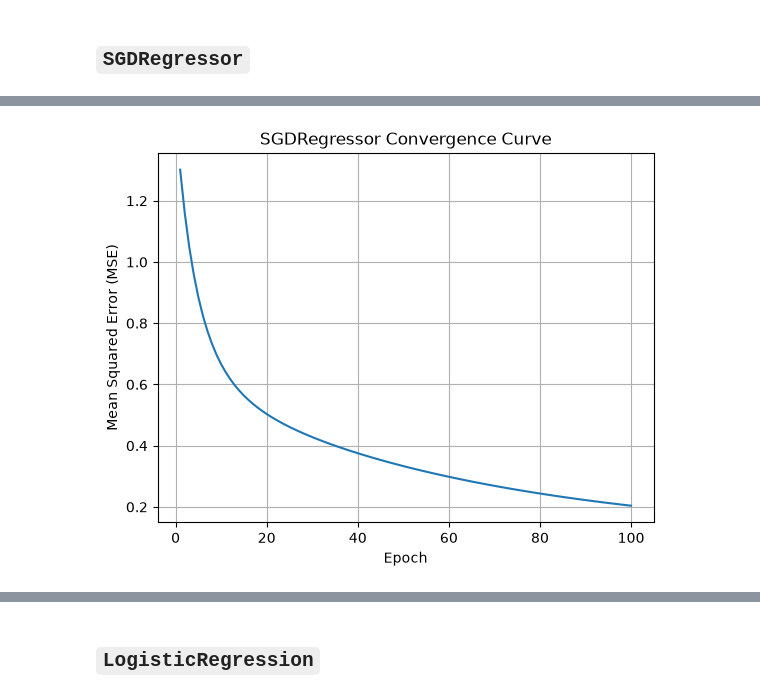
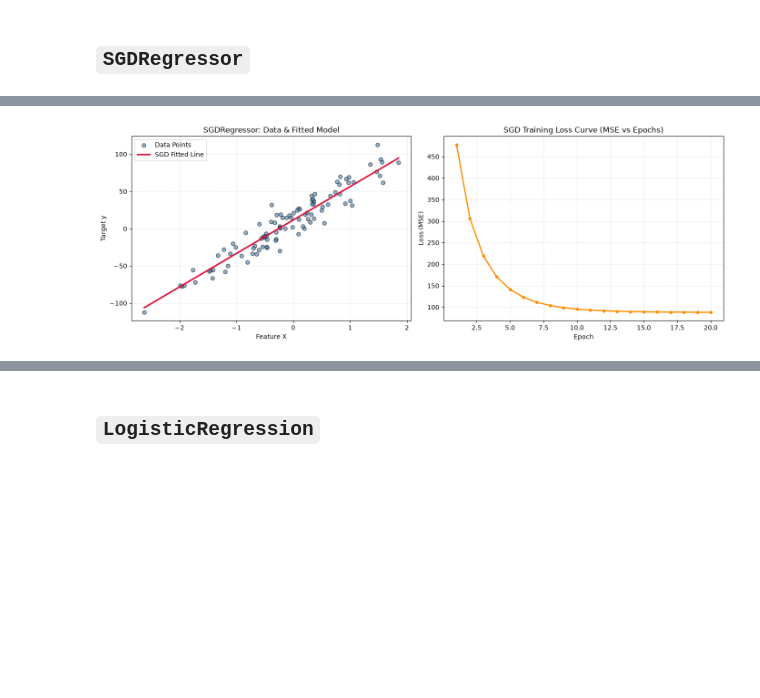
Before and after one commit to mylo2202/fsb-mle, a Jupyter notebook: session3/notebook.ipynb, the cells around one changed output, grey strips where cells are left out. Drawn from its saved outputs; the diff is of its cells as text; code cells hidden in the pictures; blank space fills up the shorter version.

```diff
--- a/session3/notebook.ipynb
+++ b/session3/notebook.ipynb
@@ -31,48 +31,78 @@ array([16.])
 # %%
 import numpy as np
 import matplotlib.pyplot as plt
+from sklearn.datasets import make_regression
 from sklearn.linear_model import SGDRegressor
-from sklearn.metrics import mean_squared_error
 from sklearn.preprocessing import StandardScaler
 
-n_samples, n_features = 10, 5
-rng = np.random.RandomState(0)
-y = rng.randn(n_samples)
-X = rng.randn(n_samples, n_features)
+# 1. Generate synthetic regression data with noise
+X, y = make_regression(
+    n_samples=100,
+    n_features=1,
+    noise=15.0,
+    bias=10.0,
+    random_state=42
+)
 
-# 1. Scaling features is mandatory for SGD
+# 2. Scale features (CRITICAL for SGD gradient stability)
 scaler = StandardScaler()
 X_scaled = scaler.fit_transform(X)
 
-# 2. Initialize SGDRegressor
-model = SGDRegressor(
-    loss="squared_error",
-    penalty=None,          # Pure linear regression (no L2/L1 penalty)
-    learning_rate="constant",
-    eta0=0.01,             # Learning rate alpha
+# 3. Initialize SGDRegressor
+sgd = SGDRegressor(
+    loss='squared_error',
+    learning_rate='invscaling',  # Shrinks step size over time
+    eta0=0.01,                    # Higher initial rate for faster early progress
     random_state=42,
-    max_iter=1000, tol=1e-3, verbose=1
+    verbose=5
 )
 
-# 3. Train epoch-by-epoch and track loss
-epochs = 100
+# 4. Train over multiple epochs using partial_fit to record Mean Squared Error (MSE)
+epochs = 20
 loss_curve = []
 
 for epoch in range(epochs):
-    # Perform one pass over the data
-    model.partial_fit(X_scaled, y)
+    # Shuffle each epoch
+    indices = np.random.permutation(len(X_scaled))
+    X_shuffled = X_scaled[indices]
+    y_shuffled = y[indices]
 
-    # Calculate current Mean Squared Error
-    y_pred = model.predict(X_scaled)
-    current_loss = mean_squared_error(y, y_pred)
+    sgd.partial_fit(X_shuffled, y_shuffled)
+
+    # Compute full-dataset MSE loss
+    y_pred = sgd.predict(X_scaled)
+    current_loss = np.mean((y_pred - y) ** 2) / 2.0
     loss_curve.append(current_loss)
 
-# 4. Plot the recorded loss curve
-plt.plot(range(1, epochs + 1), loss_curve)
-plt.title("SGDRegressor Convergence Curve")
-plt.xlabel("Epoch")
-plt.ylabel("Mean Squared Error (MSE)")
-plt.grid(True)
+# 5. Plot Results
+fig, (ax1, ax2) = plt.subplots(1, 2, figsize=(14, 5))
+
+# Plot 1: Regression Fit over Raw Data
+ax1.scatter(X, y, color='steelblue', alpha=0.6, edgecolors='k', label='Data Points')
+# Plot prediction line (unscale X for plotting)
+x_line = np.linspace(X.min(), X.max(), 100).reshape(-1, 1)
+x_line_scaled = scaler.transform(x_line)
+y_line = sgd.predict(x_line_scaled)
+
+ax1.plot(x_line, y_line, color='crimson', linewidth=2.5, label='SGD Fitted Line')
+ax1.set_title("SGDRegressor: Data & Fitted Model")
+ax1.set_xlabel("Feature X")
+ax1.set_ylabel("Target y")
+ax1.legend()
+ax1.grid(True, linestyle=':', alpha=0.6)
+
+# Plot 2: Training Loss Curve
+ax2.plot(range(1, epochs + 1), loss_curve, color='darkorange', linewidth=2, marker='o', markersize=4)
+ax2.set_title("SGD Training Loss Curve (MSE vs Epochs)")
+ax2.set_xlabel("Epoch")
+ax2.set_ylabel("Loss (MSE)")
+ax2.grid(True, linestyle=':', alpha=0.6)
+
+plt.tight_layout()
 plt.show()
+
+# Print learned parameters
+print(f"Final Learned Coefficient (Slope): {sgd.coef_[0]:.4f}")
+print(f"Final Learned Intercept (Bias): {sgd.intercept_[0]:.4f}")
 # %% [output]
 -- Epoch 1
@@ -94,2 +124,2 @@ Norm: 1.55, NNZs: 5, Bias: 0.736978, T: 10, Avg. loss: 0.106619, Objective: 0.10
 Total training time: 0.00 seconds.
-[figure, old version]
+[figure, new version]
```
Also changed, not shown: parts of 3 cells of this notebook, 1 other file.
